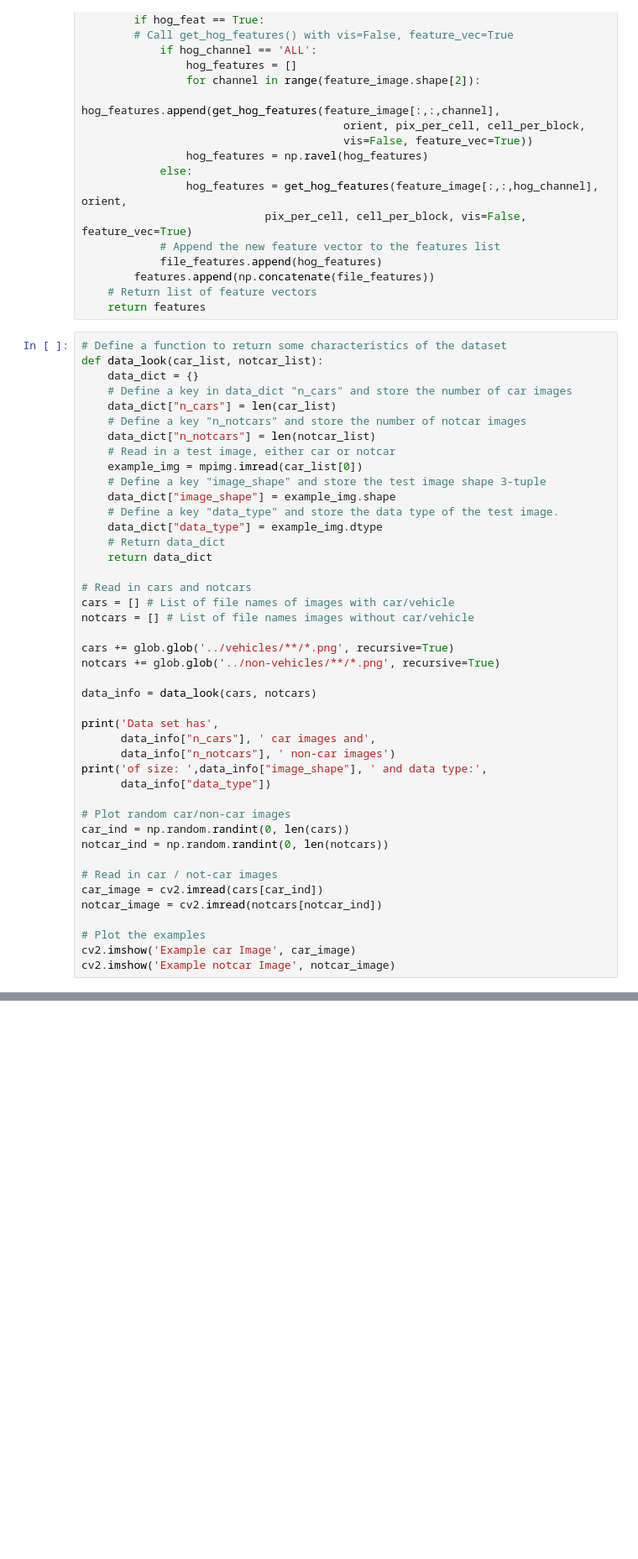
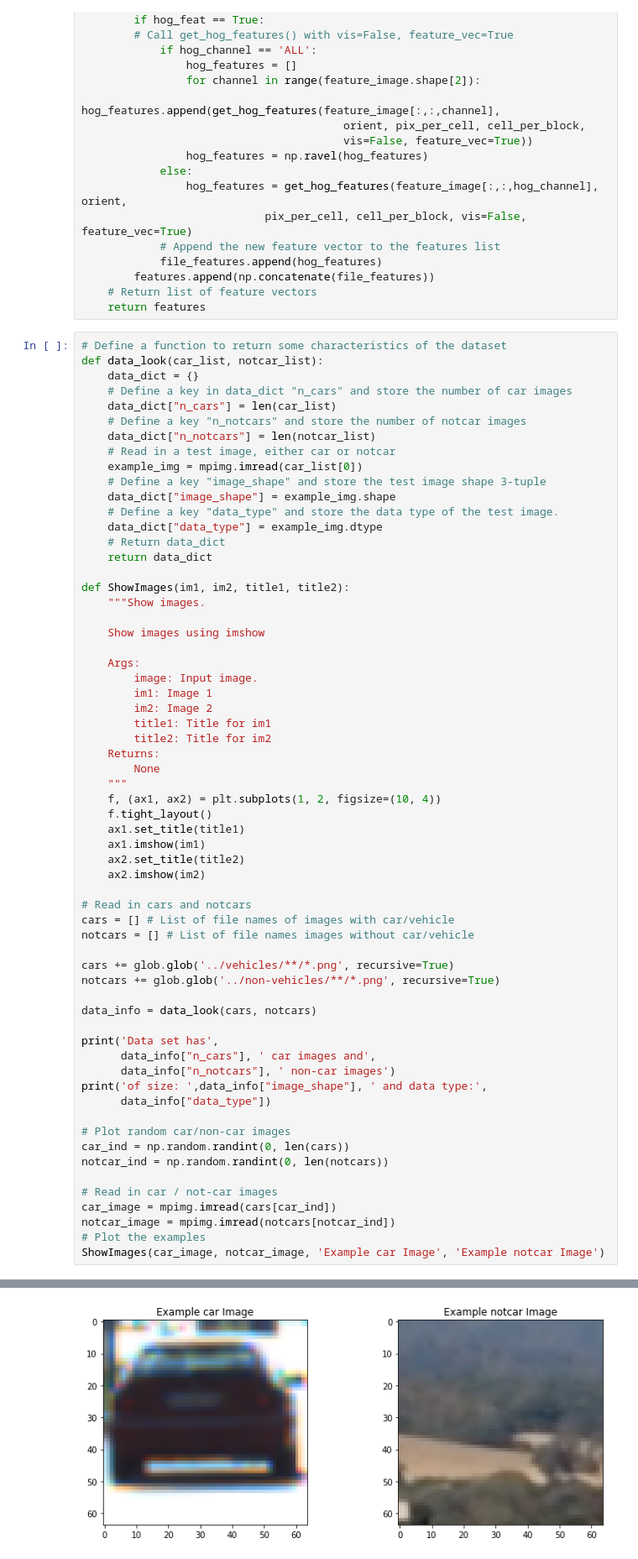
Before and after one commit to jagkin/CarND-Vehicle-Detection, a Jupyter notebook: Train_VehicleDetection.ipynb, the cells around one changed output, grey strips where cells are left out. Shown at 84% size. Drawn from its saved outputs; the diff is of its cells as text; blank space fills up the shorter version.

```diff
--- a/Train_VehicleDetection.ipynb
+++ b/Train_VehicleDetection.ipynb
@@ -126,6 +124,27 @@ def data_look(car_list, notcar_list):
     data_dict["data_type"] = example_img.dtype
     # Return data_dict
     return data_dict
+
+def ShowImages(im1, im2, title1, title2):
+    """Show images.
+
+    Show images using imshow
+
+    Args:
+        image: Input image.
+        im1: Image 1
+        im2: Image 2
+        title1: Title for im1
+        title2: Title for im2
+    Returns:
+        None
+    """
+    f, (ax1, ax2) = plt.subplots(1, 2, figsize=(10, 4))
+    f.tight_layout()
+    ax1.set_title(title1)
+    ax1.imshow(im1)
+    ax2.set_title(title2)
+    ax2.imshow(im2)
 
 # Read in cars and notcars
 cars = [] # List of file names of images with car/vehicle
@@ -147,12 +166,10 @@ car_ind = np.random.randint(0, len(cars))
 notcar_ind = np.random.randint(0, len(notcars))
 
 # Read in car / not-car images
-car_image = cv2.imread(cars[car_ind])
-notcar_image = cv2.imread(notcars[notcar_ind])
-
+car_image = mpimg.imread(cars[car_ind])
+notcar_image = mpimg.imread(notcars[notcar_ind])
 # Plot the examples
-cv2.imshow('Example car Image', car_image)
-cv2.imshow('Example notcar Image', notcar_image)
+ShowImages(car_image, notcar_image, 'Example car Image', 'Example notcar Image')
 # %% [output]
 Data set has 8792  car images and 8968  non-car images
 of size:  (64, 64, 3)  and data type: float32
@@ -160,3 +176,4 @@ error: /opt/conda/conda-bld/opencv_1491943704081/work/opencv-3.1.0/modules/highg
+[figure, added]
 # %%
 # Parameters to tweak for perf vs accuracy
 color_space = 'RBG' # Can be RGB, HSV, LUV, HLS, YUV, YCrCb
```
Also changed, not shown: parts of 6 cells of this notebook, 2 other files.
